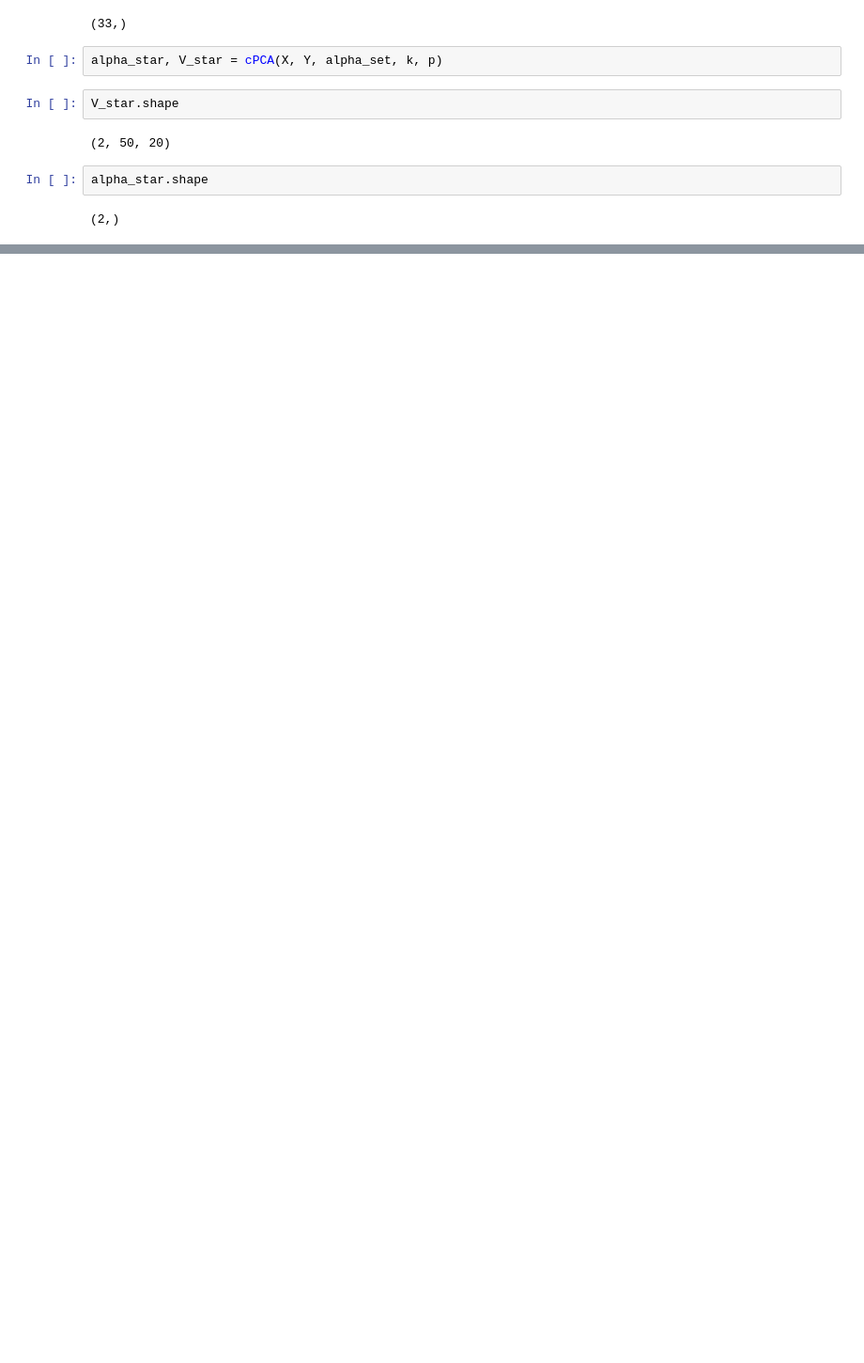
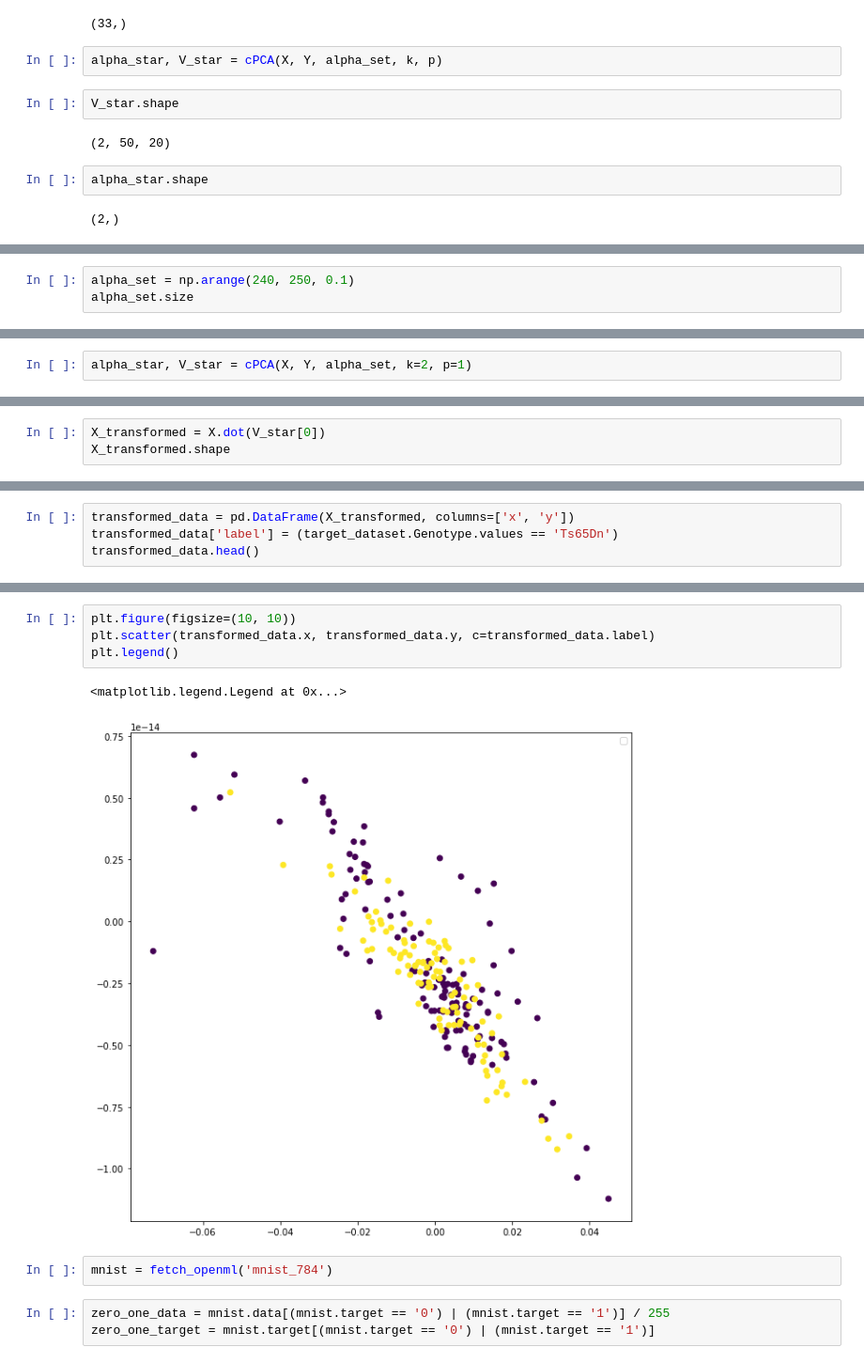
Before and after one commit to ahmadsalimi/DeepLearningIntro, a Jupyter notebook: cPCA/cPCA.ipynb, the cells around one changed output, grey strips where cells are left out. Shown: that part at 94% size. Cells and saved outputs as stored; diff of their text form; blank space fills up the shorter version.

```diff
--- a/cPCA/cPCA.ipynb
+++ b/cPCA/cPCA.ipynb
@@ -91,0 +196,3 @@ alpha_star.shape
+# %%
+alpha_set = np.arange(240, 250, 0.1)
+alpha_set.size
@@ -91,0 +201,2 @@ alpha_star.shape
+# %%
+alpha_star, V_star = cPCA(X, Y, alpha_set, k=2, p=1)
@@ -91,0 +211,3 @@ alpha_star.shape
+# %%
+X_transformed = X.dot(V_star[0])
+X_transformed.shape
@@ -91,0 +216,4 @@ alpha_star.shape
+# %%
+transformed_data = pd.DataFrame(X_transformed, columns=['x', 'y'])
+transformed_data['label'] = (target_dataset.Genotype.values == 'Ts65Dn')
+transformed_data.head()
@@ -91,0 +227,12 @@ alpha_star.shape
+# %%
+plt.figure(figsize=(10, 10))
+plt.scatter(transformed_data.x, transformed_data.y, c=transformed_data.label)
+plt.legend()
+# %% [output]
+<matplotlib.legend.Legend at 0x...>
+[figure, added]
+# %%
+mnist = fetch_openml('mnist_784')
+# %%
+zero_one_data = mnist.data[(mnist.target == '0') | (mnist.target == '1')] / 255
+zero_one_target = mnist.target[(mnist.target == '0') | (mnist.target == '1')]
```
Also changed, not shown: parts of 36 cells of this notebook.
